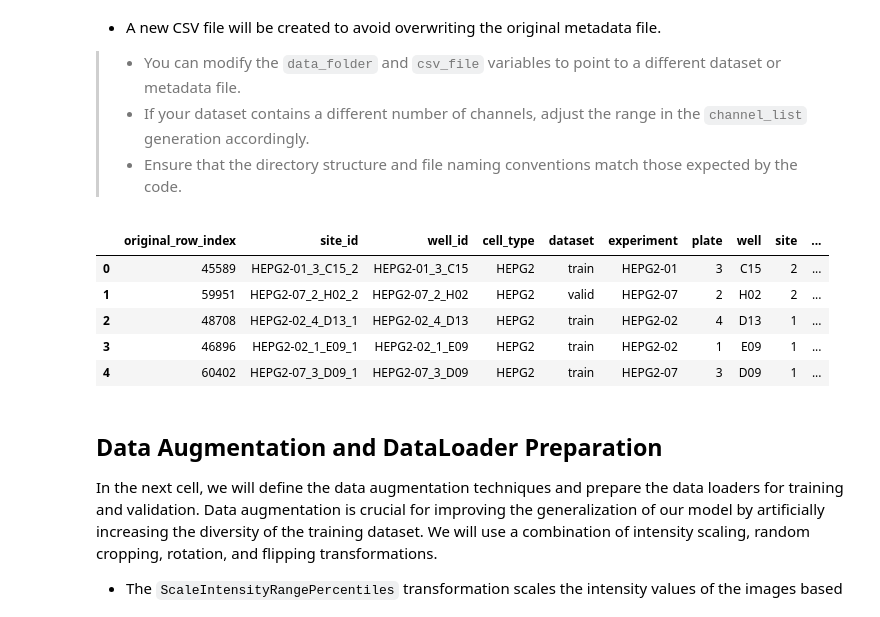
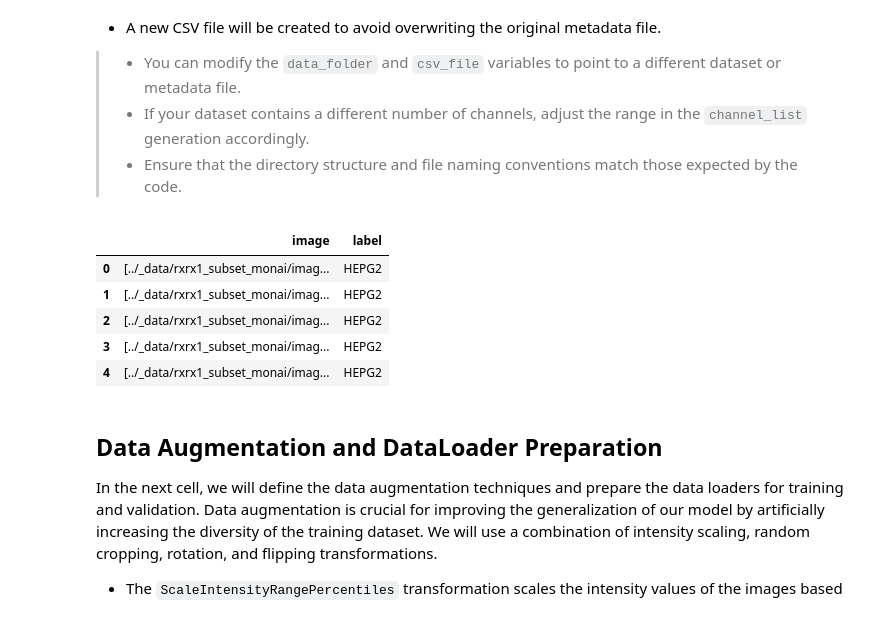
Before and after one commit to deepCLEM/bioMONAI, a Jupyter notebook: nbs/Tutorials/904_tutorial_multispectral_classification.ipynb, the cells around one changed output. Cells and saved outputs as stored; diff of their text form; code cells hidden in the pictures.

```diff
--- a/nbs/Tutorials/904_tutorial_multispectral_classification.ipynb
+++ b/nbs/Tutorials/904_tutorial_multispectral_classification.ipynb
@@ -84,14 +84,14 @@ train_data = split_dataframe(
 def get_channels(row, n_channels=6):
     return [os.path.join(data_folder, 'images', row['experiment'], f"Plate{row['plate']}", f"{row['well']}_s{row['site']}_w{c}.png") for c in range(1, n_channels + 1)]
 # %%
-DataFrameSource(train_data, colmap={'image': get_channels }).peak()
+DataFrameSource(train_data, get_items={'image': get_channels, 'label': 'cell_type'}).peak()
 # %% [output]
-|  | original_row_index | site_id | well_id | cell_type | dataset | experiment | plate | well | site | ... |
-| 0 | 45589 | HEPG2-01_3_C15_2 | HEPG2-01_3_C15 | HEPG2 | train | HEPG2-01 | 3 | C15 | 2 | ... |
-| 1 | 59951 | HEPG2-07_2_H02_2 | HEPG2-07_2_H02 | HEPG2 | valid | HEPG2-07 | 2 | H02 | 2 | ... |
-| 2 | 48708 | HEPG2-02_4_D13_1 | HEPG2-02_4_D13 | HEPG2 | train | HEPG2-02 | 4 | D13 | 1 | ... |
-| 3 | 46896 | HEPG2-02_1_E09_1 | HEPG2-02_1_E09 | HEPG2 | train | HEPG2-02 | 1 | E09 | 1 | ... |
-| 4 | 60402 | HEPG2-07_3_D09_1 | HEPG2-07_3_D09 | HEPG2 | train | HEPG2-07 | 3 | D09 | 1 | ... |
+|  | image | label |
+| 0 | [../_data/rxrx1_subset_monai/imag... | HEPG2 |
+| 1 | [../_data/rxrx1_subset_monai/imag... | HEPG2 |
+| 2 | [../_data/rxrx1_subset_monai/imag... | HEPG2 |
+| 3 | [../_data/rxrx1_subset_monai/imag... | HEPG2 |
+| 4 | [../_data/rxrx1_subset_monai/imag... | HEPG2 |
 # %% [markdown]
 ## Data Augmentation and DataLoader Preparation
 
```
Also changed, not shown: parts of 5 cells of this notebook, 3 other files.
